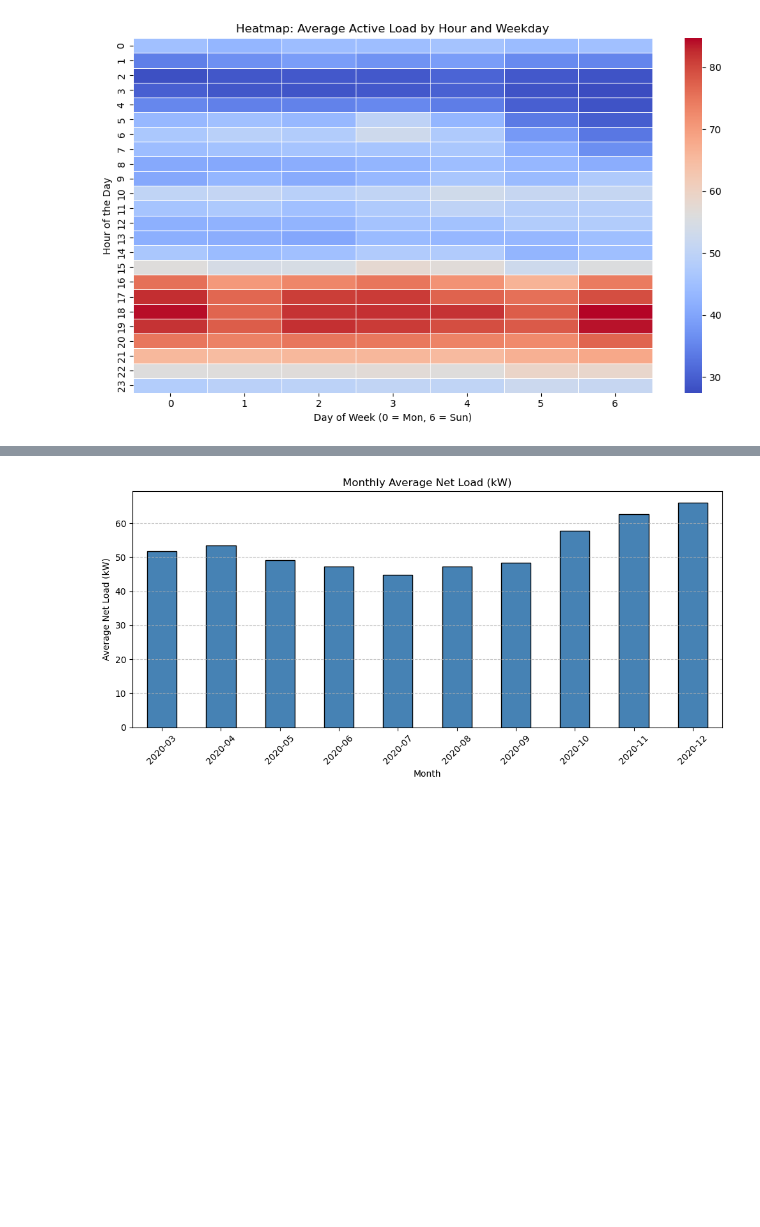
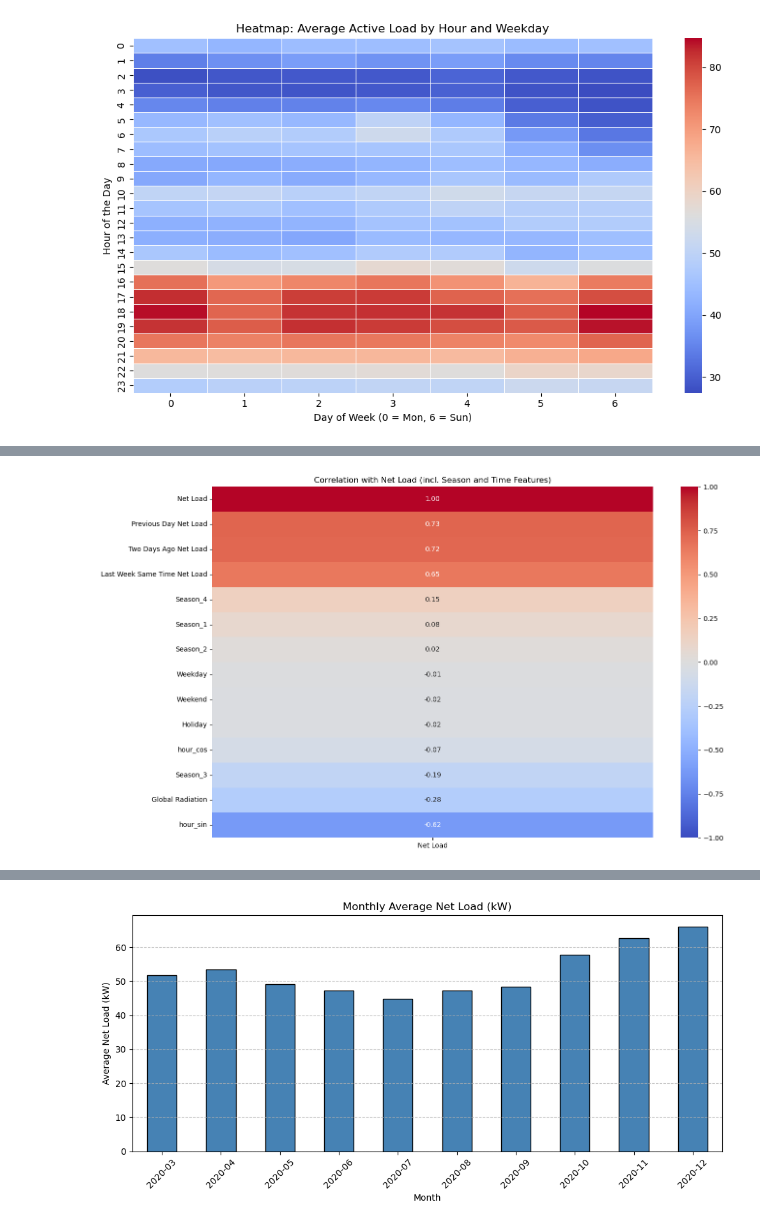
Before and after one commit to feizicodes/ml-netload-prediction, a Jupyter notebook: scr/EDA.ipynb, the cells around one changed output, grey strips where cells are left out. Drawn from its saved outputs; the diff is of its cells as text; code cells hidden in the pictures; blank space fills up the shorter version.

```diff
--- a/scr/EDA.ipynb
+++ b/scr/EDA.ipynb
@@ -536,0 +627,58 @@ plt.show()
+# %%
+import pandas as pd
+import matplotlib.pyplot as plt
+import seaborn as sns
+import numpy as np
+
+# Daten laden
+df = pd.read_csv("../data/eda_b4s_clean.csv")
+
+# Zeitbasierte Features berechnen
+df['Net Load (d-1)'] = df['Nettolast_P_kW'].shift(96)
+df['Net Load (d-2)'] = df['Nettolast_P_kW'].shift(192)
+df['Net Load (d-7)'] = df['Nettolast_P_kW'].shift(96 * 7)
+df['Net Load (t+96)'] = df['Nettolast_P_kW'].shift(-96)
+
+# Season-Spalte aus Zeit berechnen
+df['time'] = pd.to_datetime(df['time'])
+df['Season'] = df['time'].dt.month % 12 // 3 + 1
+
+# Spalten umbenennen für Klarheit
+df = df.rename(columns={
+    'feature_11': 'Global Radiation',
+    'hour': 'Hour of Day',
+    'weekday': 'Weekday',
+    'is_weekend': 'Weekend'
+})
+
+# Sinus-Cosinus-Transformation für Hour of Day (für ML)
+df['hour_sin'] = np.sin(2 * np.pi * df['Hour of Day'] / 24)
+df['hour_cos'] = np.cos(2 * np.pi * df['Hour of Day'] / 24)
+
+# One-Hot-Encoding für Season
+season_dummies = pd.get_dummies(df['Season'], prefix='Season')
+
+# Relevante Spalten für Heatmap (inkl. Season und Hour-Features)
+df_heatmap = df[[
+    'Net Load (t+96)', 'Global Radiation', 'Weekday', 'Weekend', 'Holiday',
+    'Net Load (d-1)', 'Net Load (d-2)', 'Net Load (d-7)',
+    'hour_sin', 'hour_cos'
+]].join(season_dummies).dropna()
+
+# Spalten umbenennen für Plot
+df_heatmap = df_heatmap.rename(columns={
+    'Net Load (t+96)': 'Net Load',
+    'Net Load (d-1)': 'Previous Day Net Load',
+    'Net Load (d-2)': 'Two Days Ago Net Load',
+    'Net Load (d-7)': 'Last Week Same Time Net Load'
+})
+
+# Korrelationsmatrix plotten
+plt.figure(figsize=(14, 8))
+sns.heatmap(df_heatmap.corr()[['Net Load']].sort_values('Net Load', ascending=False),
+            annot=True, cmap='coolwarm', fmt=".2f", vmin=-1, vmax=1)
+plt.title("Correlation with Net Load (incl. Season and Time Features)")
+plt.tight_layout()
+plt.show()
+# %% [output]
+[figure, added]
```
Also changed, not shown: parts of 6 cells of this notebook, 2 other files.
